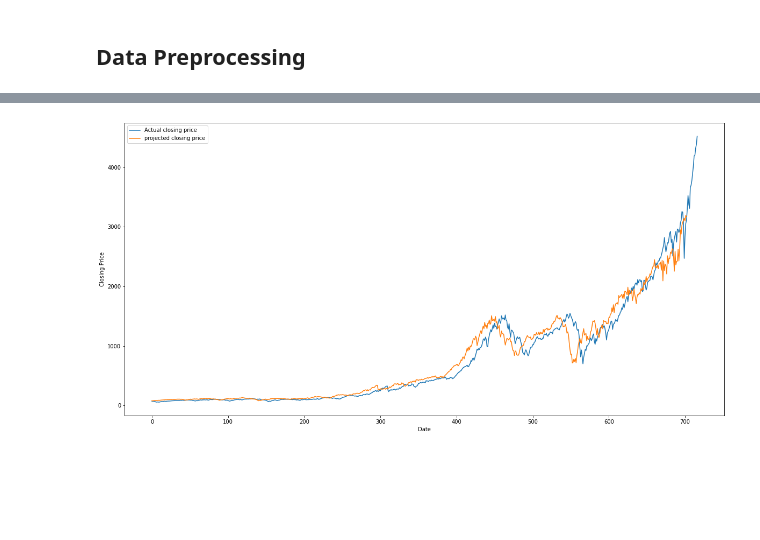
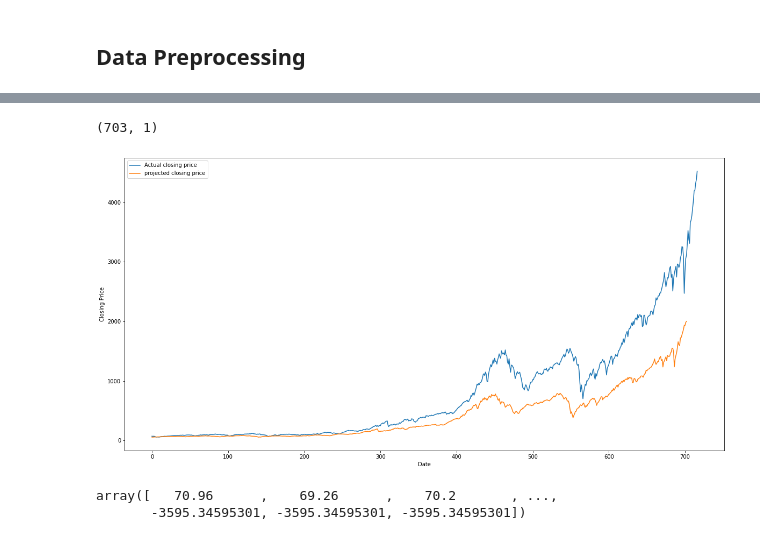
Before and after one commit to nfax117/Stock-Market-Crash-Predictor, a Jupyter notebook: NN.ipynb, the cells around one changed output, grey strips where cells are left out. Cells and saved outputs as stored; diff of their text form; code cells hidden in the pictures; blank space fills up the shorter version.

Commit message:
update project report

```diff
--- a/NN.ipynb
+++ b/NN.ipynb
@@ -79,7 +85,7 @@ def create_model(units=[12,3], learning_rate=0.3):
     model = tf.keras.models.Sequential()
     # # LSTM RNN model
     model.add(LSTM(units=128,return_sequences=True, input_shape=(X_train.shape[1], X_train.shape[2])))
-    # model.add(Dropout(0.2))
+    model.add(Dropout(0.2))
     model.add(LSTM(units=64,return_sequences=False))
     model.add(Dropout(0.2))
     model.add(Dense(32,activation='tanh'))
@@ -124,12 +124,14 @@ WARNING:absl:<keras.layers.recurrent.LSTMCell object at 0x...> has the same name
 # %%
 # test data
 test_data = SNP_price[train_size - time_step:, :]
+test_data_full = SNP_price[:, :]
 test_data_mul = SNP_attributes[train_size - time_step:, :]
 test_data_mul_full = SNP_attributes[:, :]
-# test_data_mul = np.array(test_data_mul)
+
 X_test = []
 X_test_mul = []
 X_test_mul_full = []
+X_test_full = []
 y_test = SNP_price[train_size:, :]
 
 for i in range(time_step, len(test_data)):
@@ -141,18 +143,35 @@ for i in range(time_step, len(test_data_mul)):
 for i in range(time_step, len(test_data_mul_full)):
     X_test_mul_full.append(test_data_mul_full[i-time_step:i,0:test_data_mul_full.shape[1]])
 
+for i in range(time_step, len(test_data_full)):
+    X_test_full.append(test_data_full[i-time_step:i,0:test_data_full.shape[1]])
+
 
 X_test, X_test_mul, X_test_mul_full = np.array(X_test), np.array(X_test_mul), np.array(X_test_mul_full)
+X_test_full = np.array(X_test_full,dtype=float)
+X_test_full.shape
 X_test = np.reshape(X_test, (X_test.shape[0], X_test.shape[1], 1))
-X_test_mul = np.reshape(X_test_mul, (X_test_mul.shape[0], X_test_mul.shape[1], X_test_mul.shape[2]))
-X_test_mul_full = np.reshape(X_test_mul_full, (X_test_mul_full.shape[0], X_test_mul_full.shape[1], X_test_mul_full.shape[2]))
+# # X_test_mul = np.reshape(X_test_mul, (X_test_mul.shape[0], X_test_mul.shape[1], X_test_mul.shape[2]))
+# # X_test_mul_full = np.reshape(X_test_mul_full, (X_test_mul_full.shape[0], X_test_mul_full.shape[1], X_test_mul_full.shape[2]))
+
+
+# X_test_full
+X_test_full = np.reshape(X_test_full, (X_test_full.shape[0], X_test_full.shape[1], 1))
 # %%
-# predicted_price = model.predict(X_test)
-predicted_price_mul = model.predict(X_test_mul)
+predicted_price = model.predict(X_test_full)
+# predicted_price_mul = model.predict(X_test_mul)
 # predicted_price = Price_scaler.inverse_transform(predicted_price)
-predicted_price_mul = np.repeat(predicted_price_mul,X_test_mul.shape[2],axis=-1)
-predicted_price_mul = scaler.inverse_transform(predicted_price_mul)[:,0]
+# predicted_price = np.repeat(predicted_price,predicted_price.shape[2],axis=-1)
+predicted_price = scaler.inverse_transform(predicted_price)[:,0]
 
-predict_full = model.predict(X_test_mul_full)
-predict_full = np.repeat(predict_full,X_test_mul_full.shape[2], axis=-1)
-predict_full = scaler.inverse_transform(predict_full)[:,0]
+# predicted_price = Price_scaler.inverse_transform(predicted_price)[:,0]
+
+# custom inverse transform
+# predicted_trans = (predicted_price*SNP_price.max()) - (predicted_price*SNP_price.min()) + SNP_price.min()
+predicted_trans = (predicted_price-SNP_price.min())/((SNP_price.max()*normalizer_constant)-SNP_price.min())
+# predicted_trans = (predicted_price-SNP_price.min())/((SNP_price.max()*normalizer_constant)-SNP_price.min())
+# predicted_trans = np.array(predicted_trans)
+
+# predict_full = model.predict(X_test_mul_full)
+# predict_full = np.repeat(predict_full,X_test_mul_full.shape[2], axis=-1)
+# predict_full = scaler.inverse_transform(predict_full)[:,0]
@@ -159,17 +184,21 @@ predict_full = scaler.inverse_transform(predict_full)[:,0]
+# %%
+predicted_price.shape
+# %% [output]
+(703, 1)
 # %%
 plt.figure(figsize=(20,10))
 training = SNP[:]
 # valid = SNP[train_size:]
 # valid['pred'] = predicted_price_mul
-projection = predict_full
+projection = predicted_price
 
 #plot
 plt.xlabel('Date')
 plt.ylabel('Closing Price')
 plt.plot(training["Closing Price"], label = 'Actual closing price')
 # plt.plot(valid[['Closing Price', 'pred']])
 plt.plot(projection, label = 'projected closing price')
 plt.legend()
 plt.show()
 # %% [output]
-[figure, old version]
+[figure, new version]
@@ -175,0 +241,6 @@ plt.show()
+# %%
+# future_data_set = Price_scaler.inverse_transform(future_data_set)[:,0]
+future_data_set
+# %% [output]
+array([   70.96      ,    69.26      ,    70.2       , ...,
+       -3595.34595301, -3595.34595301, -3595.34595301])
```
Also changed, not shown: parts of 8 cells of this notebook, 9 other files.
